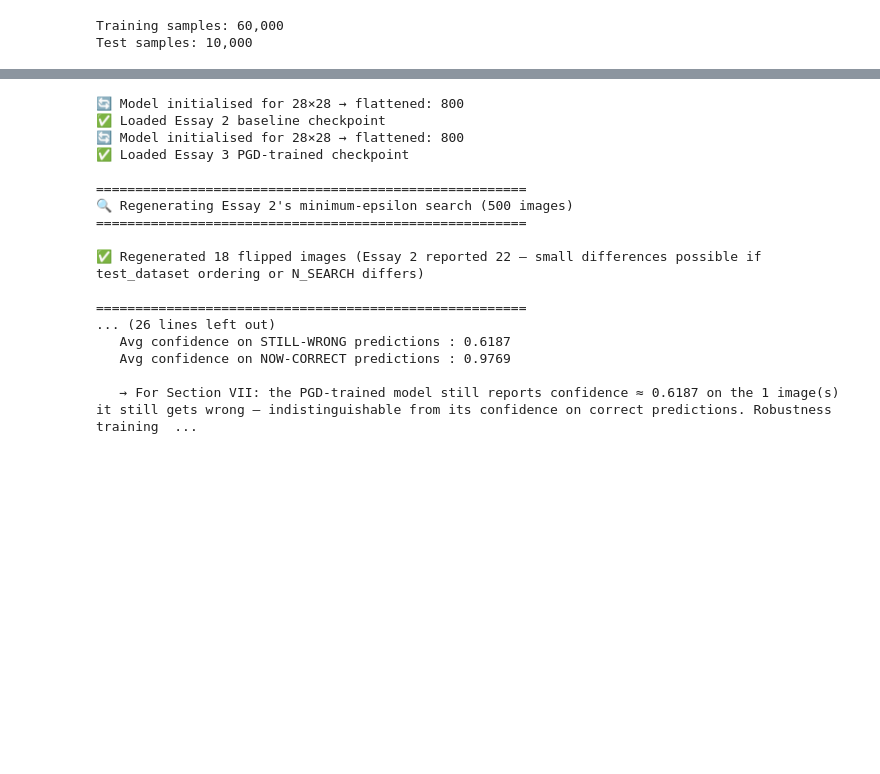
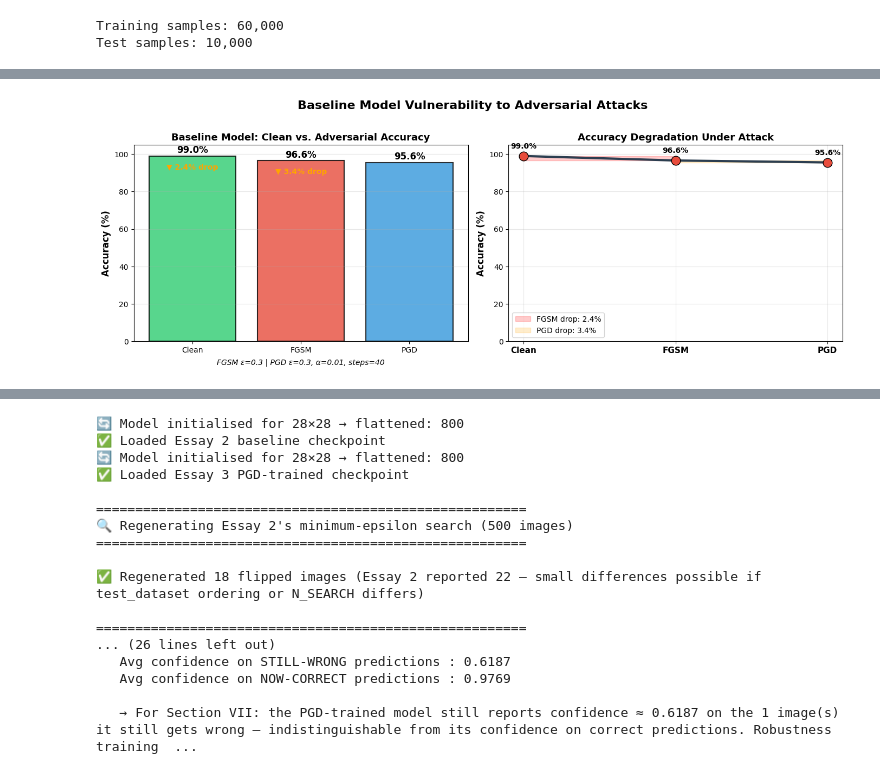
Before and after one commit to Maee127/Adversarial-Notebooks, a Jupyter notebook: #3/Note02_Adversarial_Training_PGD.ipynb, the cells around one changed output, grey strips where cells are left out. Cells and saved outputs as stored; diff of their text form; code cells hidden in the pictures; blank space fills up the shorter version.

```diff
--- a/#3/Note02_Adversarial_Training_PGD.ipynb
+++ b/#3/Note02_Adversarial_Training_PGD.ipynb
@@ -339,0 +329,97 @@ Baseline + PGD (ε=0.3, steps=40) accuracy: 95.58%
+# %%
+# ─────────────────────────────────────────────────────────────
+# Visualization: Baseline Model Under Attack
+# ─────────────────────────────────────────────────────────────
+
+import matplotlib.pyplot as plt
+import numpy as np
+
+# Get clean accuracy (assuming you have it from earlier)
+# If not, compute it first
+try:
+    clean_acc  # Use existing variable
+except NameError:
+    clean_acc_baseline, _, _ = evaluate_accuracy(baseline_model, test_loader)
+
+# Create the figure
+fig, (ax1, ax2) = plt.subplots(1, 2, figsize=(14, 5))
+
+# ─── Plot 1: Bar chart comparison ───
+attack_types = ['Clean', 'FGSM', 'PGD']
+accuracies = [clean_acc, fgsm_acc, pgd_acc]
+colors = ['#2ecc71', '#e74c3c', '#3498db']  # Green, Red, Blue
+
+bars = ax1.bar(attack_types, accuracies, color=colors,
+               edgecolor='black', linewidth=1.5, alpha=0.8)
+
+# Add value labels on bars
+for bar, acc in zip(bars, accuracies):
+    height = bar.get_height()
+    ax1.text(bar.get_x() + bar.get_width()/2., height + 0.5,
+             f'{acc:.1f}%', ha='center', va='bottom', fontsize=12, fontweight='bold')
+
+# Add attack parameters as annotations
+ax1.text(0.5, -0.12, f'FGSM ε=0.3 | PGD ε=0.3, α=0.01, steps=40',
+         transform=ax1.transAxes, ha='center', fontsize=10, style='italic')
+
+ax1.set_ylabel('Accuracy (%)', fontsize=12, fontweight='bold')
+ax1.set_title('Baseline Model: Clean vs. Adversarial Accuracy',
+              fontsize=13, fontweight='bold')
+ax1.set_ylim(0, 105)
+ax1.grid(True, alpha=0.3, axis='y')
+
+# Add degradation percentages
+degradation_fgsm = clean_acc - fgsm_acc
+degradation_pgd = clean_acc - pgd_acc
+
+for i, (attack, deg) in enumerate(zip(['FGSM', 'PGD'], [degradation_fgsm, degradation_pgd])):
+    color = 'darkred' if deg > 20 else 'orange'
+    ax1.text(i, accuracies[i] - 8, f'▼ {deg:.1f}% drop',
+             ha='center', va='bottom', fontsize=10, fontweight='bold', color=color)
+
+# ─── Plot 2: Line plot showing accuracy degradation ───
+attack_names = ['Clean', 'FGSM', 'PGD']
+x_pos = np.arange(len(attack_names))
+
+ax2.plot(x_pos, accuracies, marker='o', markersize=12, linewidth=3,
+         color='#2c3e50', markerfacecolor='#e74c3c', markeredgecolor='black')
+ax2.set_xticks(x_pos)
+ax2.set_xticklabels(attack_names, fontsize=11, fontweight='bold')
+ax2.set_ylabel('Accuracy (%)', fontsize=12, fontweight='bold')
+ax2.set_title('Accuracy Degradation Under Attack',
+              fontsize=13, fontweight='bold')
+ax2.set_ylim(0, 105)
+ax2.grid(True, alpha=0.3)
+
+# Add value labels on points
+for i, acc in enumerate(accuracies):
+    ax2.annotate(f'{acc:.1f}%', (x_pos[i], acc),
+                 xytext=(0, 10), textcoords='offset points',
+                 ha='center', fontsize=10, fontweight='bold')
+
+# Shade the degradation area
+ax2.fill_between(x_pos[0:2], accuracies[0], accuracies[1],
+                  alpha=0.2, color='red', label=f'FGSM drop: {degradation_fgsm:.1f}%')
+ax2.fill_between(x_pos[1:3], accuracies[1], accuracies[2],
+                  alpha=0.2, color='orange', label=f'PGD drop: {degradation_pgd:.1f}%')
+ax2.legend(loc='lower left', fontsize=10)
+
+plt.suptitle('Baseline Model Vulnerability to Adversarial Attacks',
+             fontsize=16, fontweight='bold', y=1.02)
+plt.tight_layout()
+plt.savefig('baseline_attack_performance.png', dpi=300, bbox_inches='tight')
+plt.show()
+print("📊 Figure saved as 'baseline_attack_performance.png'")
+
+# ─── Additional: Summary table visualization ───
+print("\n" + "="*55)
+print("📊 Performance Summary")
+print("="*55)
+print(f"{'Attack Type':<15} {'Accuracy':<12} {'Degradation':<15}")
+print("-"*55)
+print(f"{'Clean':<15} {clean_acc:>6.2f}% {'':<15}")
+print(f"{'FGSM (ε=0.3)':<15} {fgsm_acc:>6.2f}% {degradation_fgsm:>6.2f}% drop")
+print(f"{'PGD (ε=0.3)':<15} {pgd_acc:>6.2f}% {degradation_pgd:>6.2f}% drop")
+print("="*55)
+# %% [output]
+[figure, added]
```
Also changed, not shown: parts of 12 cells of this notebook, 2 other files.
